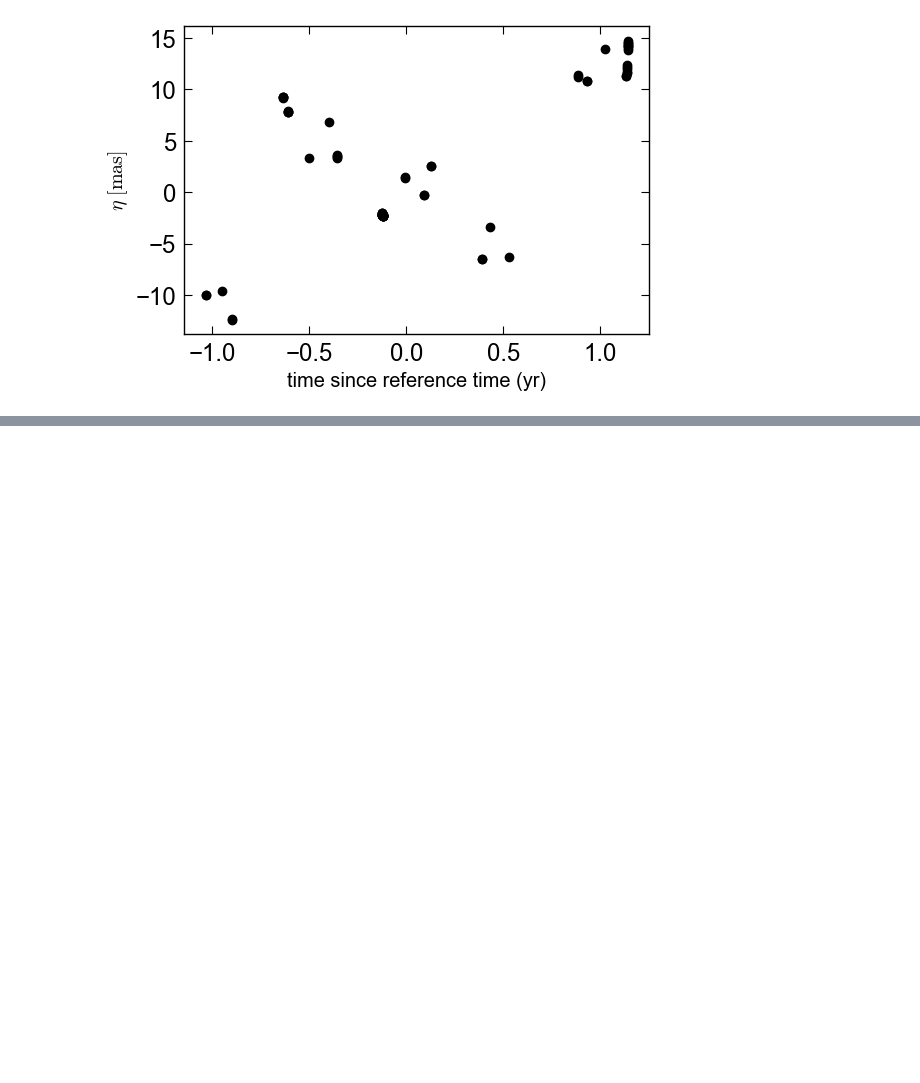
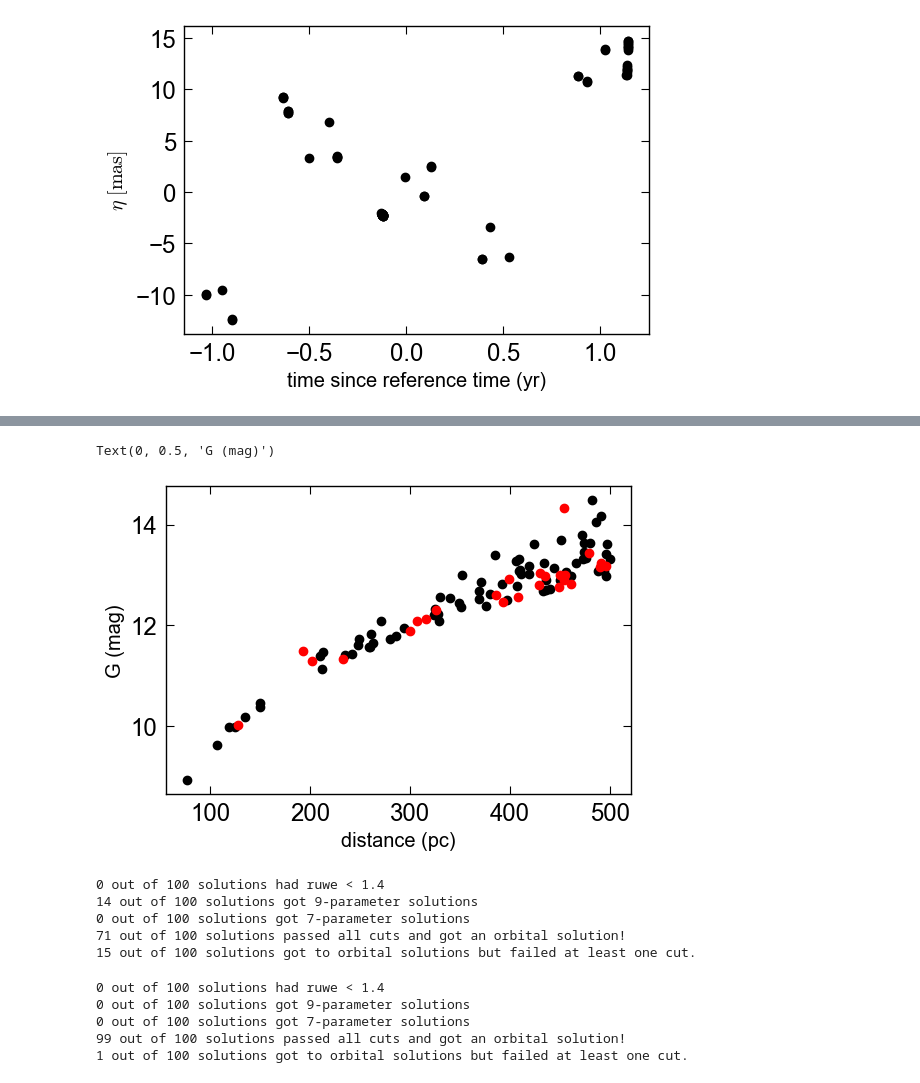
Before and after one commit to kareemelbadry/gaiamock, a Jupyter notebook: demo.ipynb, the cells around one changed output, grey strips where cells are left out. Saved outputs shown, nothing was run; the diff lists cells and outputs as text; code cells hidden in the pictures; blank space fills up the shorter version.

```diff
--- a/demo.ipynb
+++ b/demo.ipynb
@@ -188,0 +168,6 @@ print(ruwe)
+# %%
+# What's the probability that a binary with some properties would have gotten an orbital solution in DR3?
+# simulate a 100 binaries all across the sky, within a 500 pc volume, and report the outcomes
+ra, dec, d_pc, phot_g_mean_mag, Tp, omega, w, inc_deg, accept = gaiamock.simulate_many_realizations_of_a_single_binary(
+    d_min = 0, d_max = 500, period = 800, Mg_tot = 4.5, f = 0.2, m1 = 1, m2 = 0.7, ecc = 0.3,
+    N_realizations = 100, data_release='dr3', do_dust=True)
@@ -188,0 +189,34 @@ print(ruwe)
+# %%
+# and their distances.
+plt.plot(d_pc[accept], phot_g_mean_mag[accept], 'ko')
+plt.plot(d_pc[~accept], phot_g_mean_mag[~accept], 'ro')
+plt.xlabel('distance (pc)')
+plt.ylabel('G (mag)')
+# %% [output]
+Text(0, 0.5, 'G (mag)')
+[figure, added]
+# %%
+# what if we want everything at the same distance (e.g. if we want to make plots like Figs 12-15 of the paper)?
+# the simplest approach is to set d_min and d_max to a narrow range, e.g:
+dist_pc = 500
+d_min, d_max = 0.99*dist_pc, 1.01*dist_pc
+ra, dec, d_pc, phot_g_mean_mag, Tp, omega, w, inc_deg, accept = gaiamock.simulate_many_realizations_of_a_single_binary(
+    d_min = d_min, d_max = d_max, period = 800, Mg_tot = 4.5, f = 0.2, m1 = 1, m2 = 0.7, ecc = 0.3,
+    N_realizations = 100, data_release='dr3', do_dust=True)
+# %% [output]
+0 out of 100 solutions had ruwe < 1.4
+14 out of 100 solutions got 9-parameter solutions
+0 out of 100 solutions got 7-parameter solutions
+71 out of 100 solutions passed all cuts and got an orbital solution!
+15 out of 100 solutions got to orbital solutions but failed at least one cut.
+# %%
+# We can also make predictions for DR4+:
+ra, dec, d_pc, phot_g_mean_mag, Tp, omega, w, inc_deg, accept = gaiamock.simulate_many_realizations_of_a_single_binary(
+    d_min = d_min, d_max = d_max, period = 800, Mg_tot = 4.5, f = 0.2, m1 = 1, m2 = 0.7, ecc = 0.3,
+    N_realizations = 100, data_release='dr4', do_dust=True)
+# %% [output]
+0 out of 100 solutions had ruwe < 1.4
+0 out of 100 solutions got 9-parameter solutions
+0 out of 100 solutions got 7-parameter solutions
+99 out of 100 solutions passed all cuts and got an orbital solution!
+1 out of 100 solutions got to orbital solutions but failed at least one cut.
```
Also changed, not shown: parts of 17 cells of this notebook, 2 other files.
